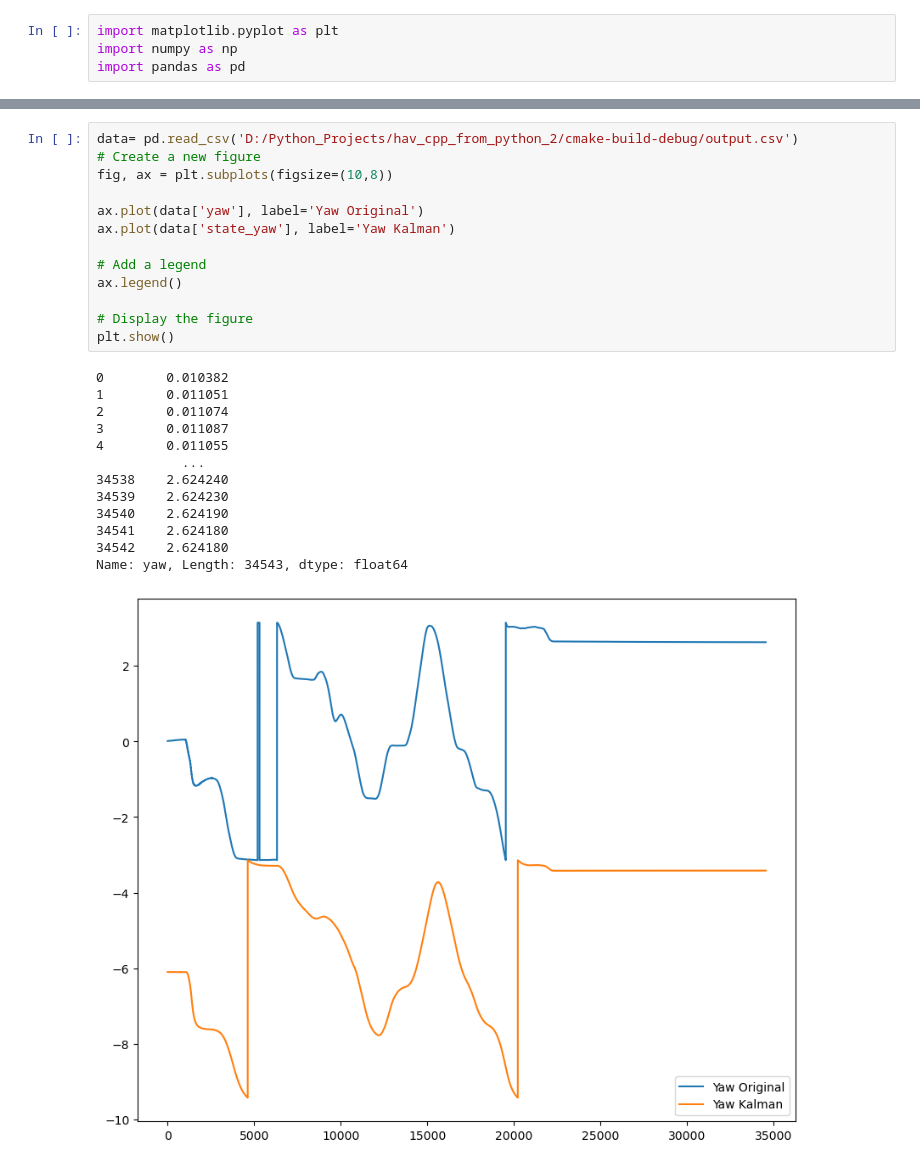
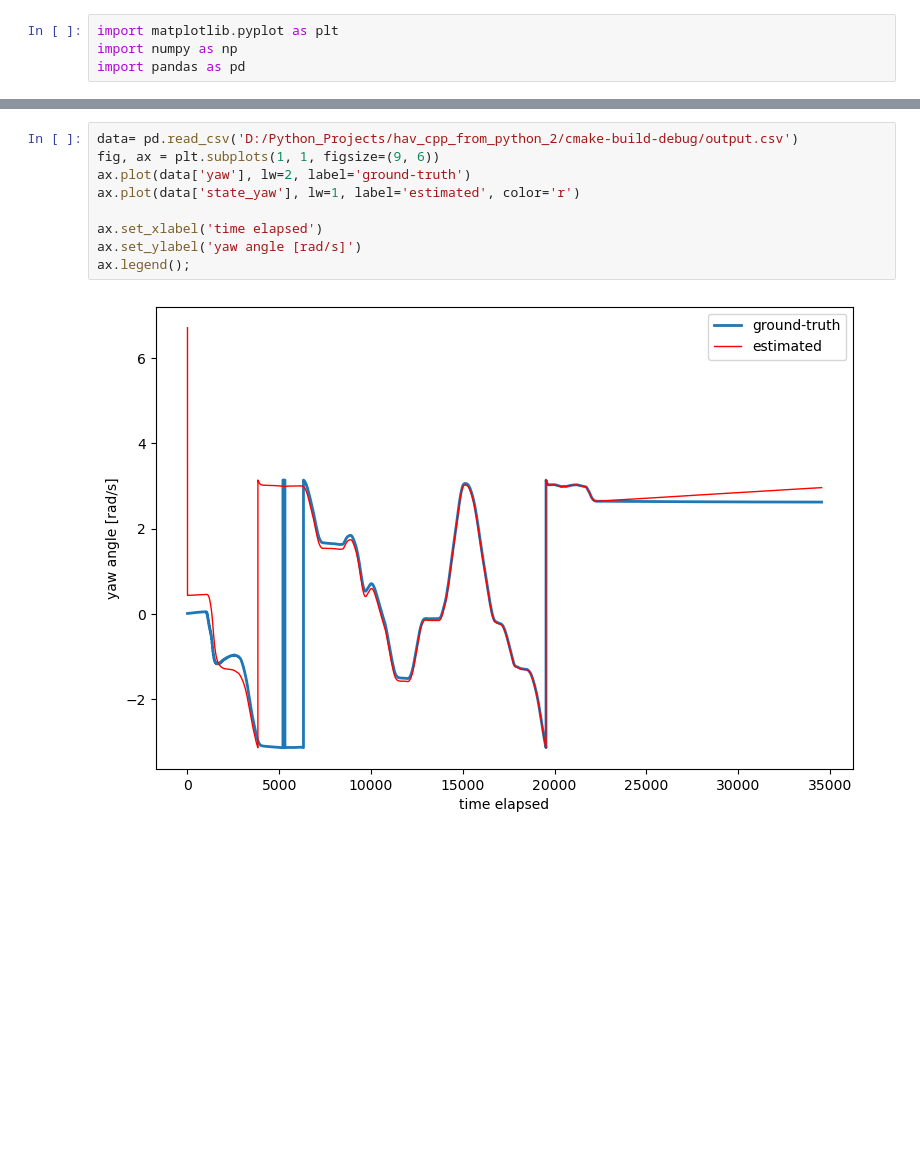
Before and after one commit to Janudis/Extended-Kalman-Filter-GPS_IMU, a Jupyter notebook: visualise.ipynb, the cells around one changed output, grey strips where cells are left out. Saved outputs shown, nothing was run; the diff lists cells and outputs as text; blank space fills up the shorter version.

```diff
--- a/visualise.ipynb
+++ b/visualise.ipynb
@@ -22,27 +35,11 @@ plt.show()
 # %%
 data= pd.read_csv('D:/Python_Projects/hav_cpp_from_python_2/cmake-build-debug/output.csv')
-# Create a new figure
-fig, ax = plt.subplots(figsize=(10,8))
+fig, ax = plt.subplots(1, 1, figsize=(9, 6))
+ax.plot(data['yaw'], lw=2, label='ground-truth')
+ax.plot(data['state_yaw'], lw=1, label='estimated', color='r')
 
-ax.plot(data['yaw'], label='Yaw Original')
-ax.plot(data['state_yaw'], label='Yaw Kalman')
-
-# Add a legend
-ax.legend()
-
-# Display the figure
-plt.show()
+ax.set_xlabel('time elapsed')
+ax.set_ylabel('yaw angle [rad/s]')
+ax.legend();
 # %% [output]
-0        0.010382
-1        0.011051
-2        0.011074
-3        0.011087
-4        0.011055
-           ...
-34538    2.624240
-34539    2.624230
-34540    2.624190
-34541    2.624180
-34542    2.624180
-Name: yaw, Length: 34543, dtype: float64
-[figure, old version]
+[figure, new version]
```
Also changed, not shown: parts of 5 cells of this notebook, 12 other files.
